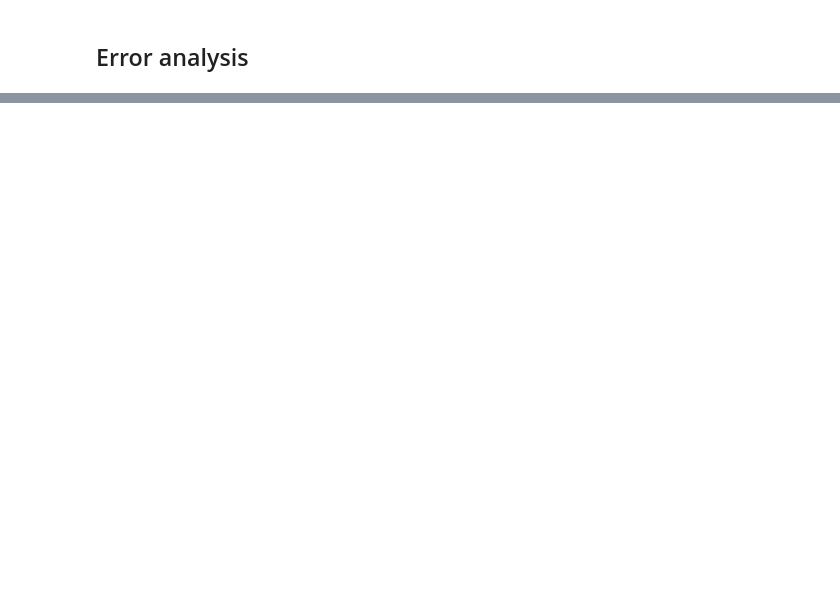
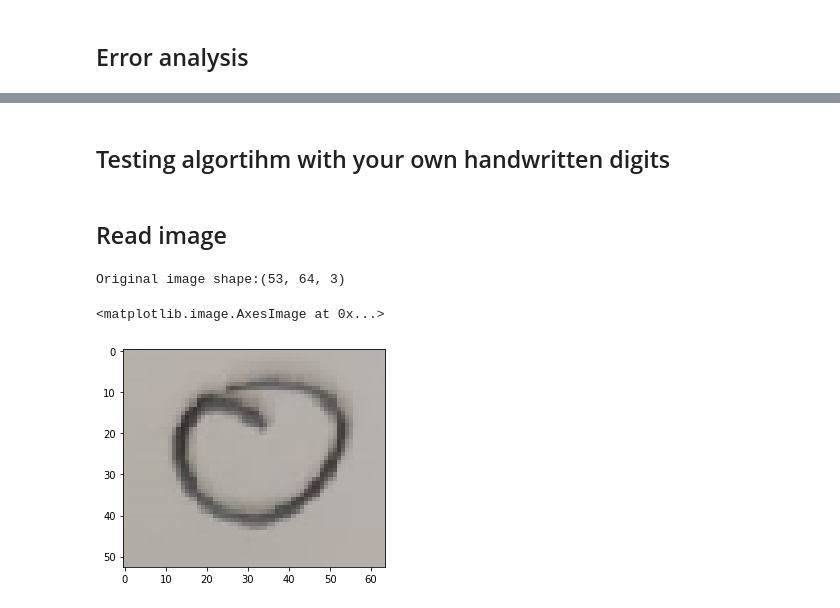
Before and after one commit to euguroglu/Machine-Learning-Projects, a Jupyter notebook: Text_recognition_cnn.ipynb, the cells around one changed output, grey strips where cells are left out. Cells and saved outputs as stored; diff of their text form; code cells hidden in the pictures; blank space fills up the shorter version.

```diff
--- a/Text_recognition_cnn.ipynb
+++ b/Text_recognition_cnn.ipynb
@@ -127,0 +125,2 @@ plt.show()
+# %% [markdown]
+## Testing algortihm with your own handwritten digits
@@ -127,0 +129,10 @@ plt.show()
+# %% [markdown]
+## Read image
+# %%
+rgb = io.imread('0.png')
+print('Original image shape:{}'.format(rgb.shape))
+plt.imshow(rgb)
+# %% [output]
+Original image shape:(53, 64, 3)
+<matplotlib.image.AxesImage at 0x...>
+[figure, added]
```
Also changed, not shown: parts of 14 cells of this notebook.
